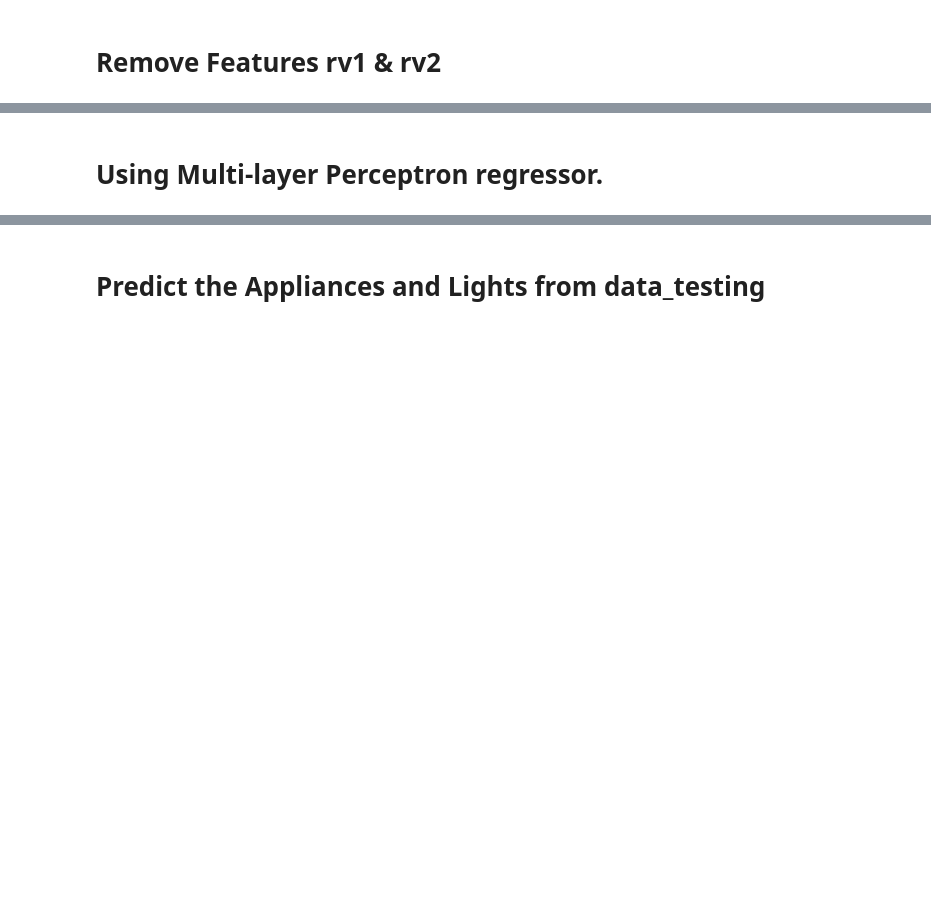
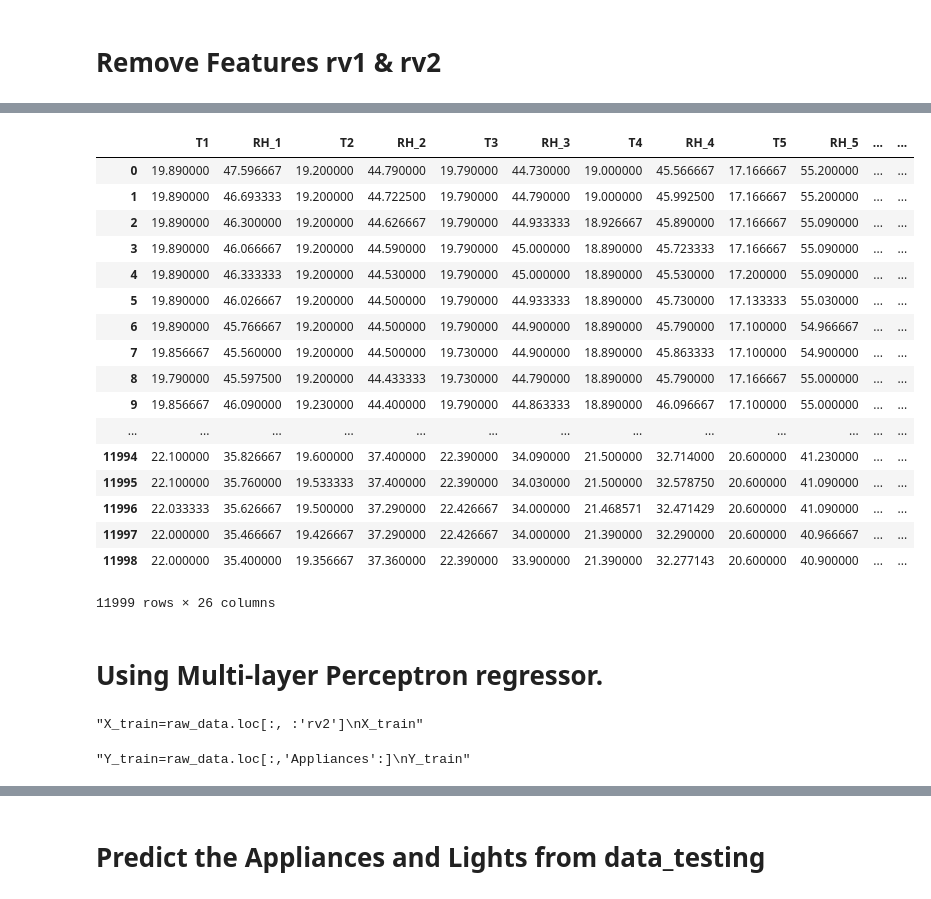
Before and after one commit to okzapradhana/find-it, a Jupyter notebook: Models.ipynb, the cells around one changed output, grey strips where cells are left out. Saved outputs shown, nothing was run; the diff lists cells and outputs as text; code cells hidden in the pictures; blank space fills up the shorter version.

```diff
--- a/Models.ipynb
+++ b/Models.ipynb
@@ -50,0 +221,3 @@ new_copy_data
+# %%
+log_appliances = new_copy_data[['Appliances']].applymap(lambda x: np.log(x+1))
+log_appliances
@@ -50,0 +243,2 @@ new_copy_data
+# %%
+log_lights = new_copy_data[['lights']].applymap(lambda x: np.log(x+1))
@@ -51,3 +266,27 @@ new_copy_data
+# %%
+new_copy_data['Appliances']=log_appliances
+new_copy_data['lights']=log_lights
+# %%
+new_copy_data
+# %% [output]
+|  | T1 | RH_1 | T2 | RH_2 | T3 | RH_3 | T4 | RH_4 | T5 | RH_5 | ... | ... |
+| 0 | 19.890000 | 47.596667 | 19.200000 | 44.790000 | 19.790000 | 44.730000 | 19.000000 | 45.566667 | 17.166667 | 55.200000 | ... | ... |
+| 1 | 19.890000 | 46.693333 | 19.200000 | 44.722500 | 19.790000 | 44.790000 | 19.000000 | 45.992500 | 17.166667 | 55.200000 | ... | ... |
+| 2 | 19.890000 | 46.300000 | 19.200000 | 44.626667 | 19.790000 | 44.933333 | 18.926667 | 45.890000 | 17.166667 | 55.090000 | ... | ... |
+| 3 | 19.890000 | 46.066667 | 19.200000 | 44.590000 | 19.790000 | 45.000000 | 18.890000 | 45.723333 | 17.166667 | 55.090000 | ... | ... |
+| 4 | 19.890000 | 46.333333 | 19.200000 | 44.530000 | 19.790000 | 45.000000 | 18.890000 | 45.530000 | 17.200000 | 55.090000 | ... | ... |
+| 5 | 19.890000 | 46.026667 | 19.200000 | 44.500000 | 19.790000 | 44.933333 | 18.890000 | 45.730000 | 17.133333 | 55.030000 | ... | ... |
+| 6 | 19.890000 | 45.766667 | 19.200000 | 44.500000 | 19.790000 | 44.900000 | 18.890000 | 45.790000 | 17.100000 | 54.966667 | ... | ... |
+| 7 | 19.856667 | 45.560000 | 19.200000 | 44.500000 | 19.730000 | 44.900000 | 18.890000 | 45.863333 | 17.100000 | 54.900000 | ... | ... |
+| 8 | 19.790000 | 45.597500 | 19.200000 | 44.433333 | 19.730000 | 44.790000 | 18.890000 | 45.790000 | 17.166667 | 55.000000 | ... | ... |
+| 9 | 19.856667 | 46.090000 | 19.230000 | 44.400000 | 19.790000 | 44.863333 | 18.890000 | 46.096667 | 17.100000 | 55.000000 | ... | ... |
+| ... | ... | ... | ... | ... | ... | ... | ... | ... | ... | ... | ... | ... |
+| 11994 | 22.100000 | 35.826667 | 19.600000 | 37.400000 | 22.390000 | 34.090000 | 21.500000 | 32.714000 | 20.600000 | 41.230000 | ... | ... |
+| 11995 | 22.100000 | 35.760000 | 19.533333 | 37.400000 | 22.390000 | 34.030000 | 21.500000 | 32.578750 | 20.600000 | 41.090000 | ... | ... |
+| 11996 | 22.033333 | 35.626667 | 19.500000 | 37.290000 | 22.426667 | 34.000000 | 21.468571 | 32.471429 | 20.600000 | 41.090000 | ... | ... |
+| 11997 | 22.000000 | 35.466667 | 19.426667 | 37.290000 | 22.426667 | 34.000000 | 21.390000 | 32.290000 | 20.600000 | 40.966667 | ... | ... |
+| 11998 | 22.000000 | 35.400000 | 19.356667 | 37.360000 | 22.390000 | 33.900000 | 21.390000 | 32.277143 | 20.600000 | 40.900000 | ... | ... |
+11999 rows × 26 columns
 # %% [markdown]
 # Using Multi-layer Perceptron regressor.
 # %%
@@ -69,11 +308,15 @@ X_train
 
 '''X_train=raw_data.loc[:, :'rv2']
 X_train'''
+# %% [output]
+"X_train=raw_data.loc[:, :'rv2']\nX_train"
 # %%
 Y_train=new_copy_data.loc[:,'Appliances':]
 Y_train
 
 '''Y_train=raw_data.loc[:,'Appliances':]
 Y_train'''
+# %% [output]
+"Y_train=raw_data.loc[:,'Appliances':]\nY_train"
 # %%
 model.fit(X_train,Y_train)
```
Also changed, not shown: parts of 36 cells of this notebook, 1 other file.
